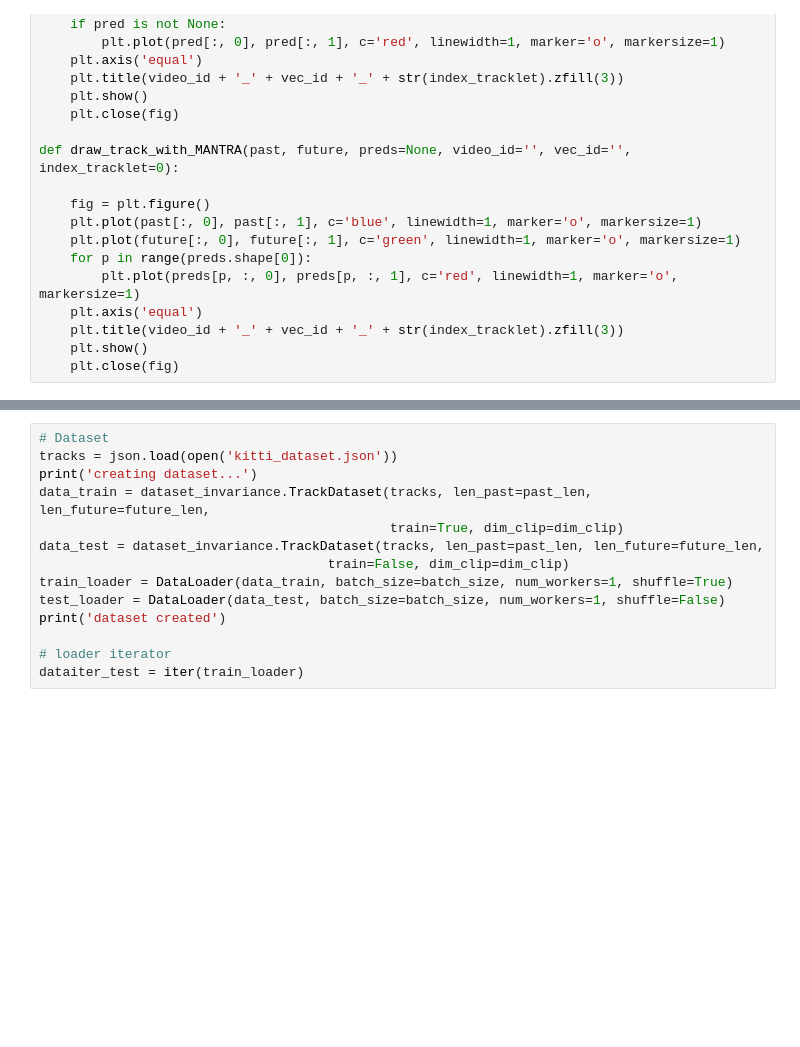
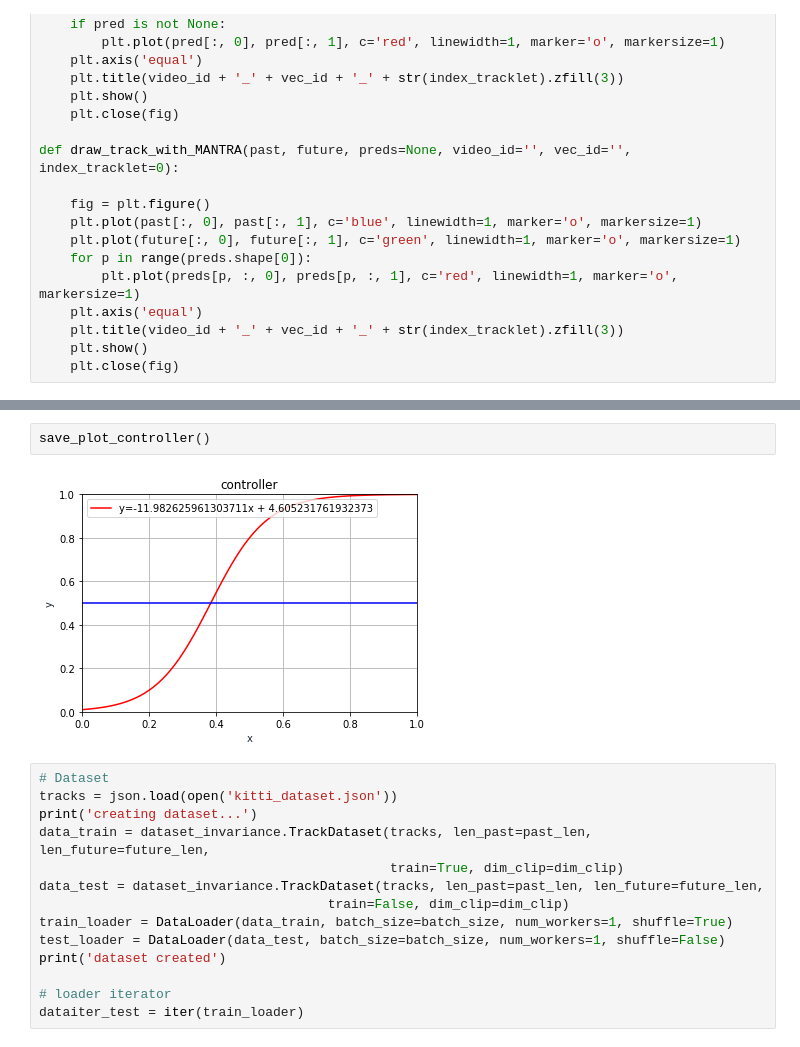
Before and after one commit to Marchetz/MANTRA-CVPR20, a Jupyter notebook: Analysis_KITTI.ipynb, the cells around one changed output, grey strips where cells are left out. Saved outputs shown, nothing was run; the diff lists cells and outputs as text; blank space fills up the shorter version.

```diff
--- a/Analysis_KITTI.ipynb
+++ b/Analysis_KITTI.ipynb
@@ -63,3 +100,7 @@ mem_n2n = torch.load('pretrained_models/model_IRM_epoch_449',  map_location=torc
+# %%
+save_plot_controller()
+# %% [output]
+[figure, added]
 # %%
 # Dataset
 tracks = json.load(open('kitti_dataset.json'))
```
Also changed, not shown: parts of 4 cells of this notebook, 5 other files.
